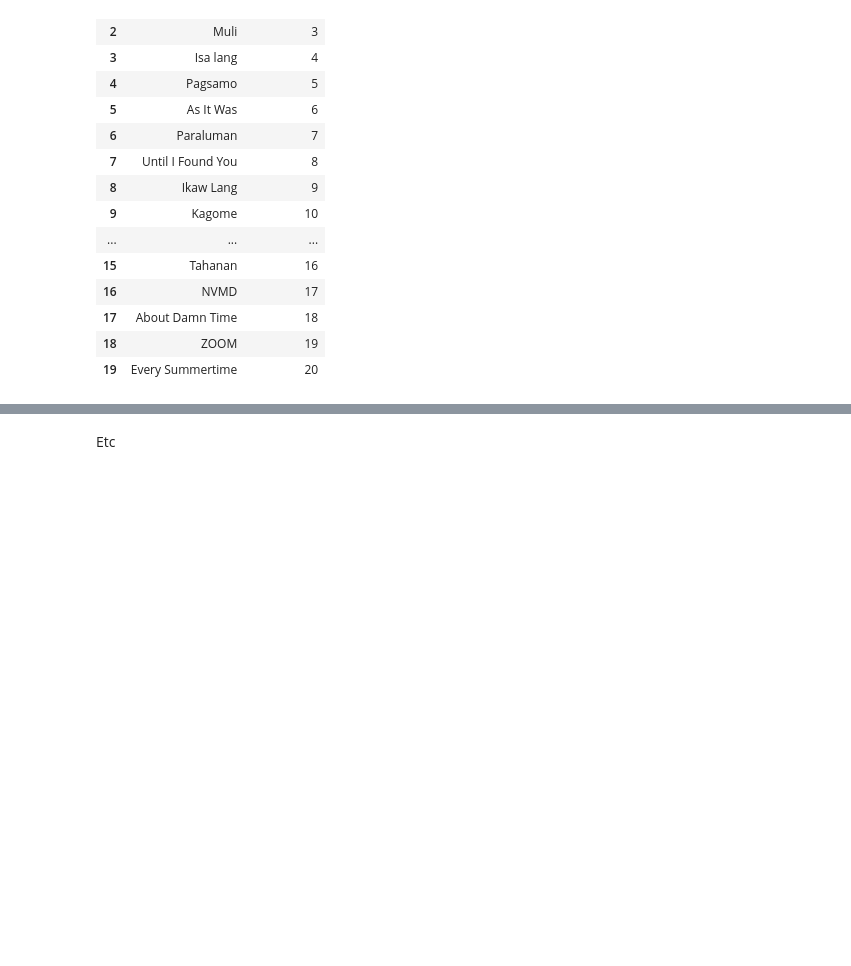
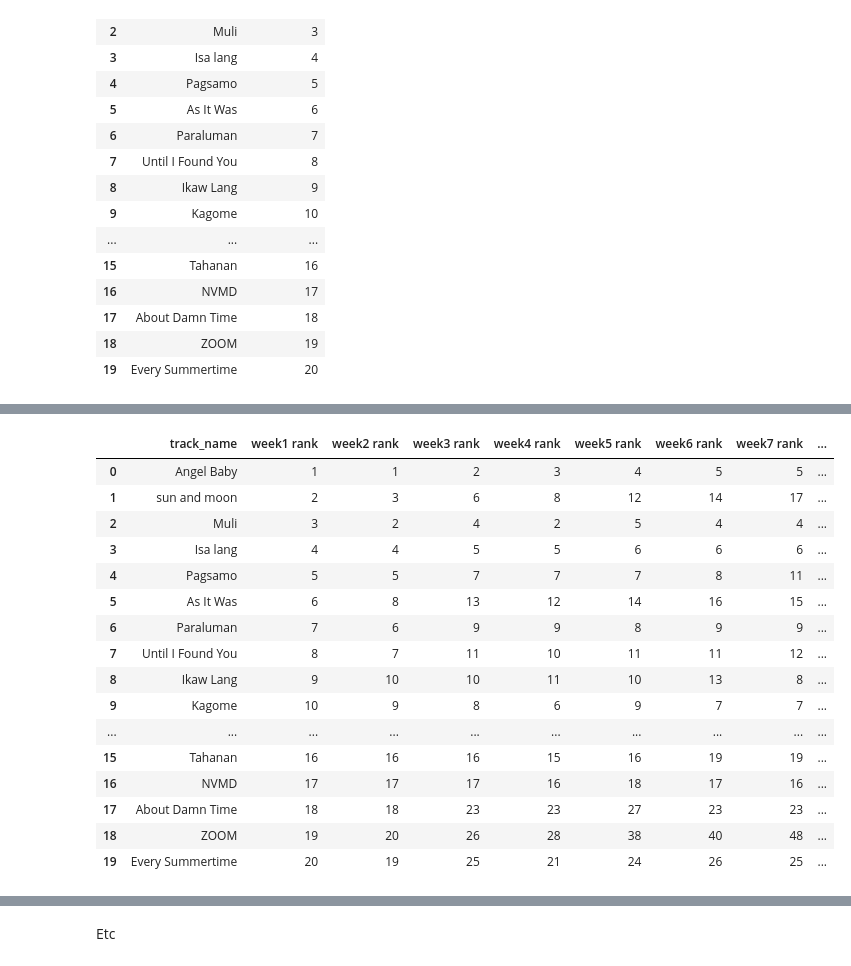
Before and after one commit to dlsucomet/aWit-trial, a Jupyter notebook: matcha.ipynb, the cells around one changed output, grey strips where cells are left out. Cells and saved outputs as stored; diff of their text form; code cells hidden in the pictures; blank space fills up the shorter version.

```diff
--- a/matcha.ipynb
+++ b/matcha.ipynb
@@ -358,0 +329,65 @@ Name: rank, dtype: int64
+# %%
+week2rank = []
+for song in song_week1['track_name']:
+    week2rank.append(week2[week2['track_name'] == song]['rank'].sum())
+song_week1.insert(2, "week2 rank", week2rank, True)
+
+week3rank = []
+for song in song_week1['track_name']:
+    week3rank.append(week3[week3['track_name'] == song]['rank'].sum())
+song_week1.insert(3, "week3 rank", week3rank, True)
+
+week4rank = []
+for song in song_week1['track_name']:
+    week4rank.append(week4[week4['track_name'] == song]['rank'].sum())
+song_week1.insert(4, "week4 rank", week4rank, True)
+
+week5rank = []
+for song in song_week1['track_name']:
+    week5rank.append(week5[week5['track_name'] == song]['rank'].sum())
+song_week1.insert(5, "week5 rank", week5rank, True)
+
+week6rank = []
+for song in song_week1['track_name']:
+    week6rank.append(week6[week6['track_name'] == song]['rank'].sum())
+song_week1.insert(6, "week6 rank", week6rank, True)
+
+week7rank = []
+for song in song_week1['track_name']:
+    week7rank.append(week7[week7['track_name'] == song]['rank'].sum())
+song_week1.insert(7, "week7 rank", week7rank, True)
+
+week8rank = []
+for song in song_week1['track_name']:
+    week8rank.append(week8[week8['track_name'] == song]['rank'].sum())
+song_week1.insert(8, "week8 rank", week8rank, True)
+
+week9rank = []
+for song in song_week1['track_name']:
+    week9rank.append(week9[week9['track_name'] == song]['rank'].sum())
+song_week1.insert(9, "week9 rank", week9rank, True)
+
+week10rank = []
+for song in song_week1['track_name']:
+    week10rank.append(week10[week10['track_name'] == song]['rank'].sum())
+song_week1.insert(10, "week10 rank", week10rank, True)
+
+song_week1
+# %% [output]
+|  | track_name | week1 rank | week2 rank | week3 rank | week4 rank | week5 rank | week6 rank | week7 rank | ... |
+| 0 | Angel Baby | 1 | 1 | 2 | 3 | 4 | 5 | 5 | ... |
+| 1 | sun and moon | 2 | 3 | 6 | 8 | 12 | 14 | 17 | ... |
+| 2 | Muli | 3 | 2 | 4 | 2 | 5 | 4 | 4 | ... |
+| 3 | Isa lang | 4 | 4 | 5 | 5 | 6 | 6 | 6 | ... |
+| 4 | Pagsamo | 5 | 5 | 7 | 7 | 7 | 8 | 11 | ... |
+| 5 | As It Was | 6 | 8 | 13 | 12 | 14 | 16 | 15 | ... |
+| 6 | Paraluman | 7 | 6 | 9 | 9 | 8 | 9 | 9 | ... |
+| 7 | Until I Found You | 8 | 7 | 11 | 10 | 11 | 11 | 12 | ... |
+| 8 | Ikaw Lang | 9 | 10 | 10 | 11 | 10 | 13 | 8 | ... |
+| 9 | Kagome | 10 | 9 | 8 | 6 | 9 | 7 | 7 | ... |
+| ... | ... | ... | ... | ... | ... | ... | ... | ... | ... |
+| 15 | Tahanan | 16 | 16 | 16 | 15 | 16 | 19 | 19 | ... |
+| 16 | NVMD | 17 | 17 | 17 | 16 | 18 | 17 | 16 | ... |
+| 17 | About Damn Time | 18 | 18 | 23 | 23 | 27 | 23 | 23 | ... |
+| 18 | ZOOM | 19 | 20 | 26 | 28 | 38 | 40 | 48 | ... |
+| 19 | Every Summertime | 20 | 19 | 25 | 21 | 24 | 26 | 25 | ... |
```
Also changed, not shown: parts of 6 cells of this notebook.
